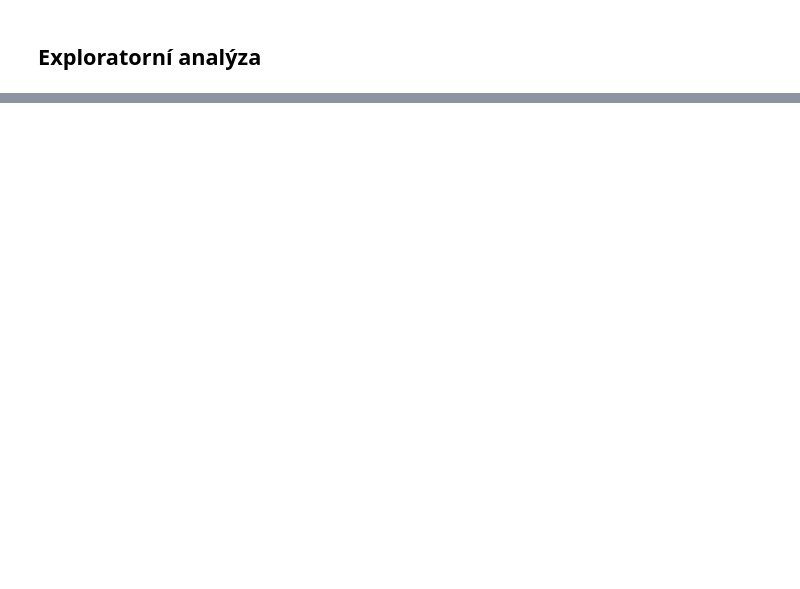
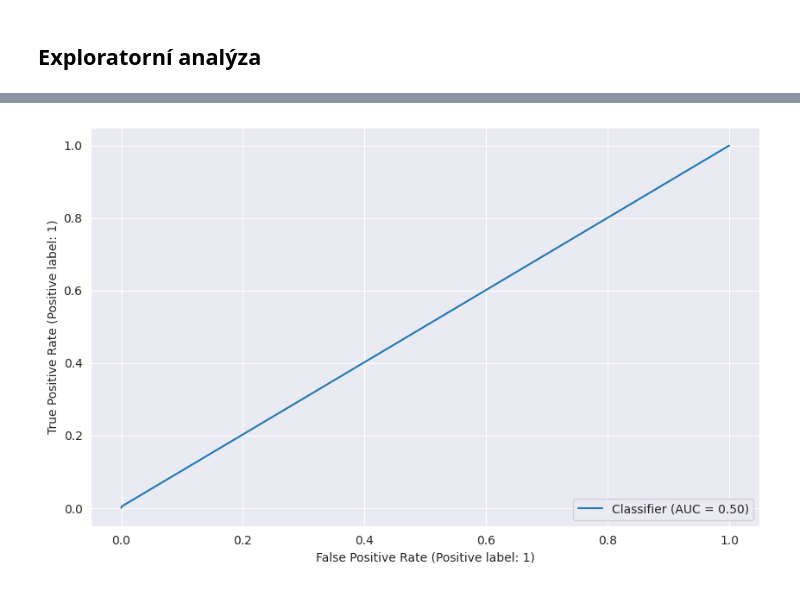
Before and after one commit to rmnskb/cz-elections, a Jupyter notebook: cz_elections_analysis.ipynb, the cells around one changed output, grey strips where cells are left out. Saved outputs shown, nothing was run; the diff lists cells and outputs as text; code cells hidden in the pictures; blank space fills up the shorter version.

```diff
--- a/cz_elections_analysis.ipynb
+++ b/cz_elections_analysis.ipynb
@@ -228,0 +431,8 @@ sns.countplot(
+# %%
+knn = {}
+temp_search = GridSearchCV(knn_pipeline, knn_grid, scoring="f1")
+temp_search.fit(X_train, y_train.values.ravel())
+
+knn["model"] = temp_search.best_estimator_
+knn["params"] = temp_search.best_params_
+knn
@@ -228,0 +495,5 @@ sns.countplot(
+# %%
+knn_pred = knn["model"].predict(X_test)
+RocCurveDisplay.from_predictions(y_test, knn_pred);
+# %% [output]
+[figure, added]
```
Also changed, not shown: parts of 26 cells of this notebook.
